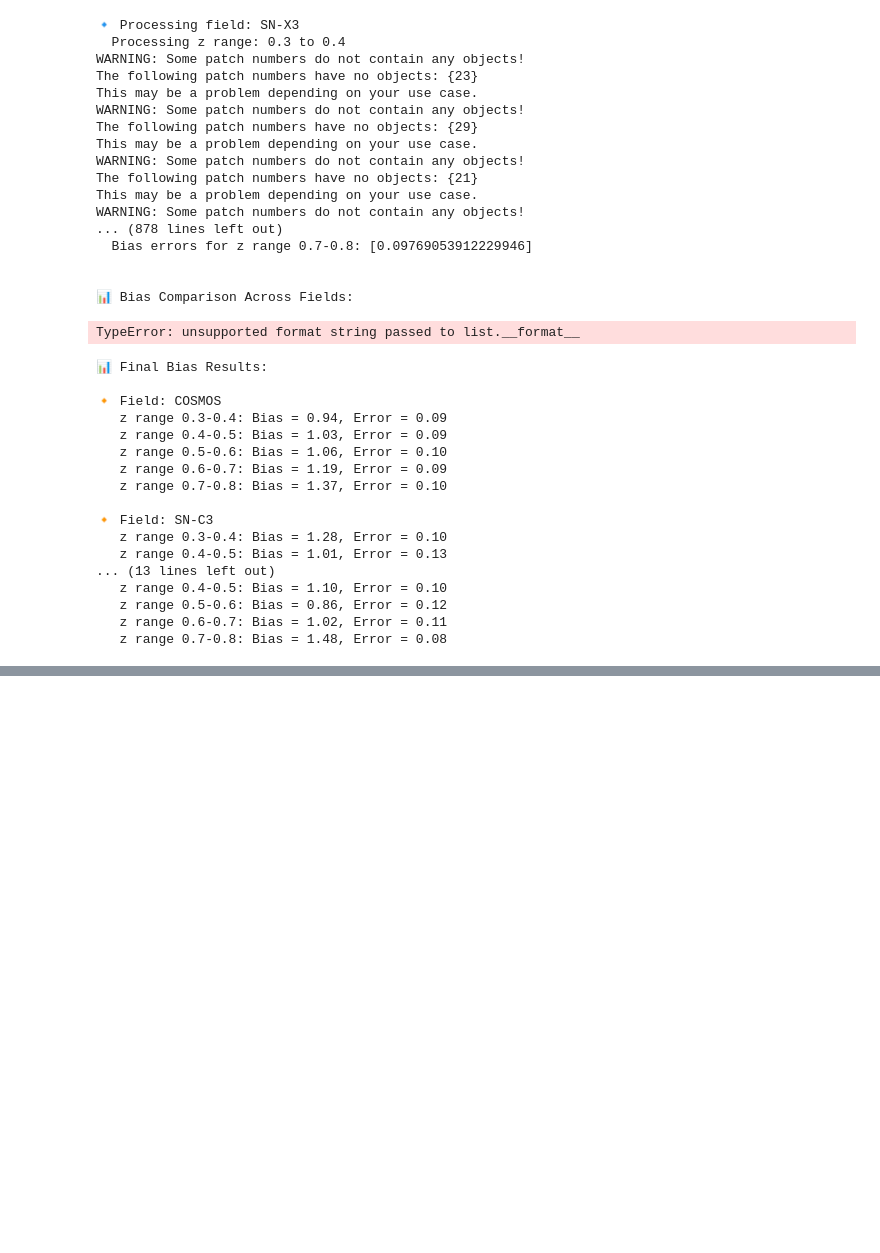
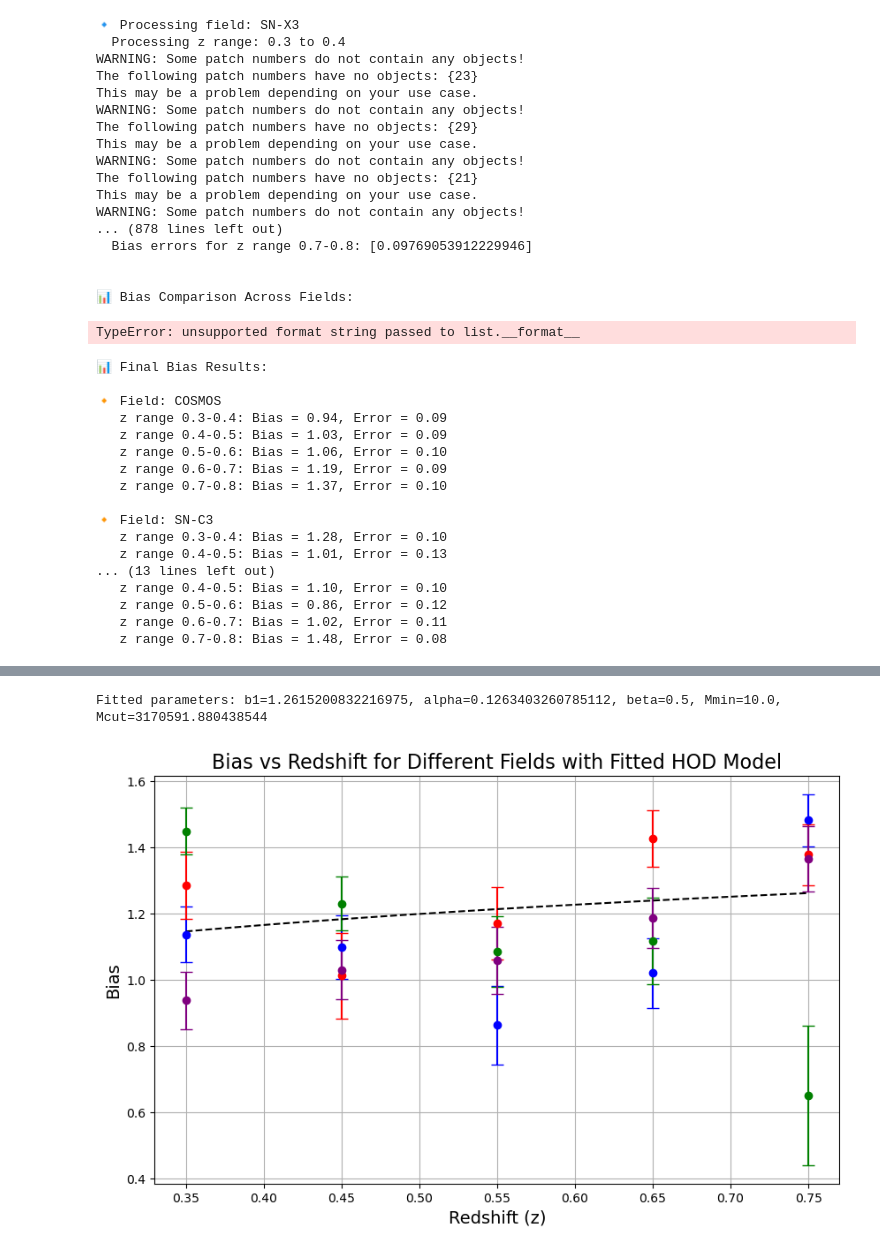
Before and after one commit to OtiliaIrina/Master_Thesis, a Jupyter notebook: New code/New_Test.ipynb, the cells around one changed output, grey strips where cells are left out. Cells and saved outputs as stored; diff of their text form; code cells hidden in the pictures; blank space fills up the shorter version.

```diff
--- a/New code/New_Test.ipynb
+++ b/New code/New_Test.ipynb
@@ -695,0 +905,76 @@ plt.show()
+# %%
+import numpy as np
+from scipy.optimize import curve_fit
+
+# Define the HOD model function
+def hod_model(z, b1, alpha, beta, Mmin, Mcut):
+    # Assuming that the bias depends on the redshift z and the model parameters
+    # Example HOD-based function (can be adjusted as needed)
+    # This function is a placeholder, replace it with the exact HOD formula you want to use
+    return b1 * (z / z_avg)**alpha * np.exp(-z / Mcut)  # Modify with your exact model
+# Prepare the data for fitting
+z_values = []  # Store average redshifts for fitting
+bias_values = []  # Store bias values for fitting
+bias_errors = []  # Store bias errors for fitting
+
+# Loop over each field's data
+for field_z, bias_data in bias_results.items():
+    bias_values.extend(bias_data['bias_values'])
+    bias_errors.extend(bias_data['bias_errors'])
+
+    # Extract the redshift range from the field_z key
+    field, z_range = field_z.split('_z')
+    z_min, z_max = map(float, z_range.split('-'))
+
+    # Average redshift for the range
+    z_avg = (z_min + z_max) / 2
+    z_values.append(z_avg)
+
+# Convert to numpy arrays
+z_values = np.array(z_values)
+bias_values = np.array(bias_values)
+bias_errors = np.array(bias_errors)
+
+# Fit the HOD model to the bias data
+popt, pcov = curve_fit(hod_model, z_values, bias_values, sigma=bias_errors, p0=[1.0, 0.5, 0.5, 10, 5])
+
+# Extract fitted parameters
+b1_fit, alpha_fit, beta_fit, Mmin_fit, Mcut_fit = popt
+
+# Print the fitted parameters
+print(f"Fitted parameters: b1={b1_fit}, alpha={alpha_fit}, beta={beta_fit}, Mmin={Mmin_fit}, Mcut={Mcut_fit}")
+# Plot the data and the fitted HOD model
+plt.figure(figsize=(10, 6))
+
+# Loop over each field to plot the data points
+for field_z, bias_data in bias_results.items():
+    bias_values = bias_data['bias_values']
+    bias_errors = bias_data['bias_errors']
+
+    # Extract the redshift range from the field_z key
+    field, z_range = field_z.split('_z')
+    z_min, z_max = map(float, z_range.split('-'))
+
+    # Average redshift for the range
+    z_avg = (z_min + z_max) / 2
+
+    # Use the predefined color for the field
+    color = field_colors.get(field, "black")  # Default to black if field not in dictionary
+
+    # Only add the field to the legend once
+    plt.errorbar(z_avg, bias_values, yerr=bias_errors, fmt='o', color=color, label=field, capsize=5)
+
+# Plot the fitted HOD model
+z_fit = np.linspace(min(z_values), max(z_values), 100)
+bias_fit = hod_model(z_fit, *popt)
+plt.plot(z_fit, bias_fit, 'k--', label="Fitted HOD model")
+
+# Customize the plot
+plt.xlabel('Redshift (z)', fontsize=14)
+plt.ylabel('Bias', fontsize=14)
+plt.title('Bias vs Redshift for Different Fields with Fitted HOD Model', fontsize=16)
+plt.grid(True)
+plt.show()
+# %% [output]
+Fitted parameters: b1=1.2615200832216975, alpha=0.1263403260785112, beta=0.5, Mmin=10.0, Mcut=3170591.880438544
+[figure, added]
```
Also changed, not shown: parts of 5 cells of this notebook.
